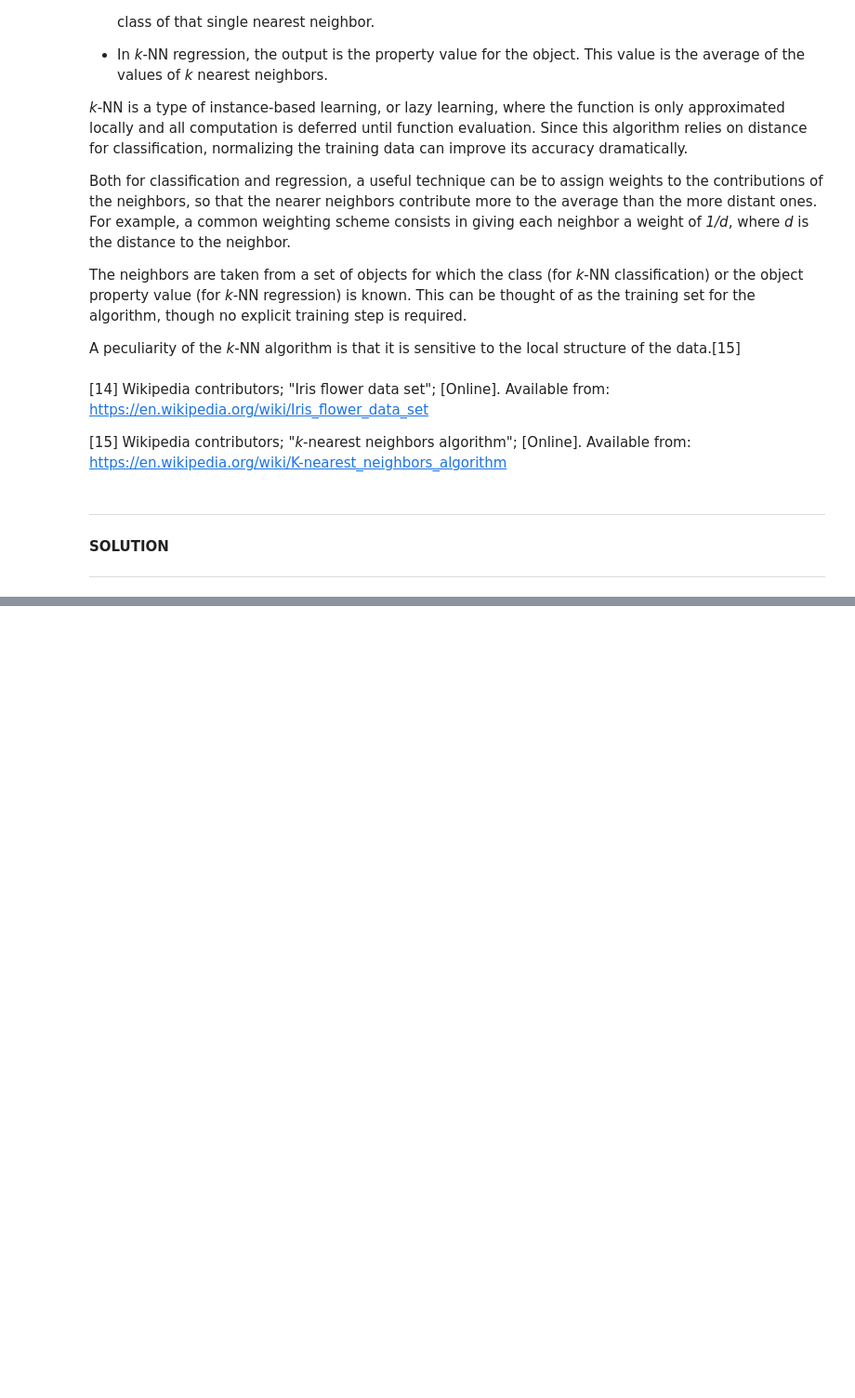
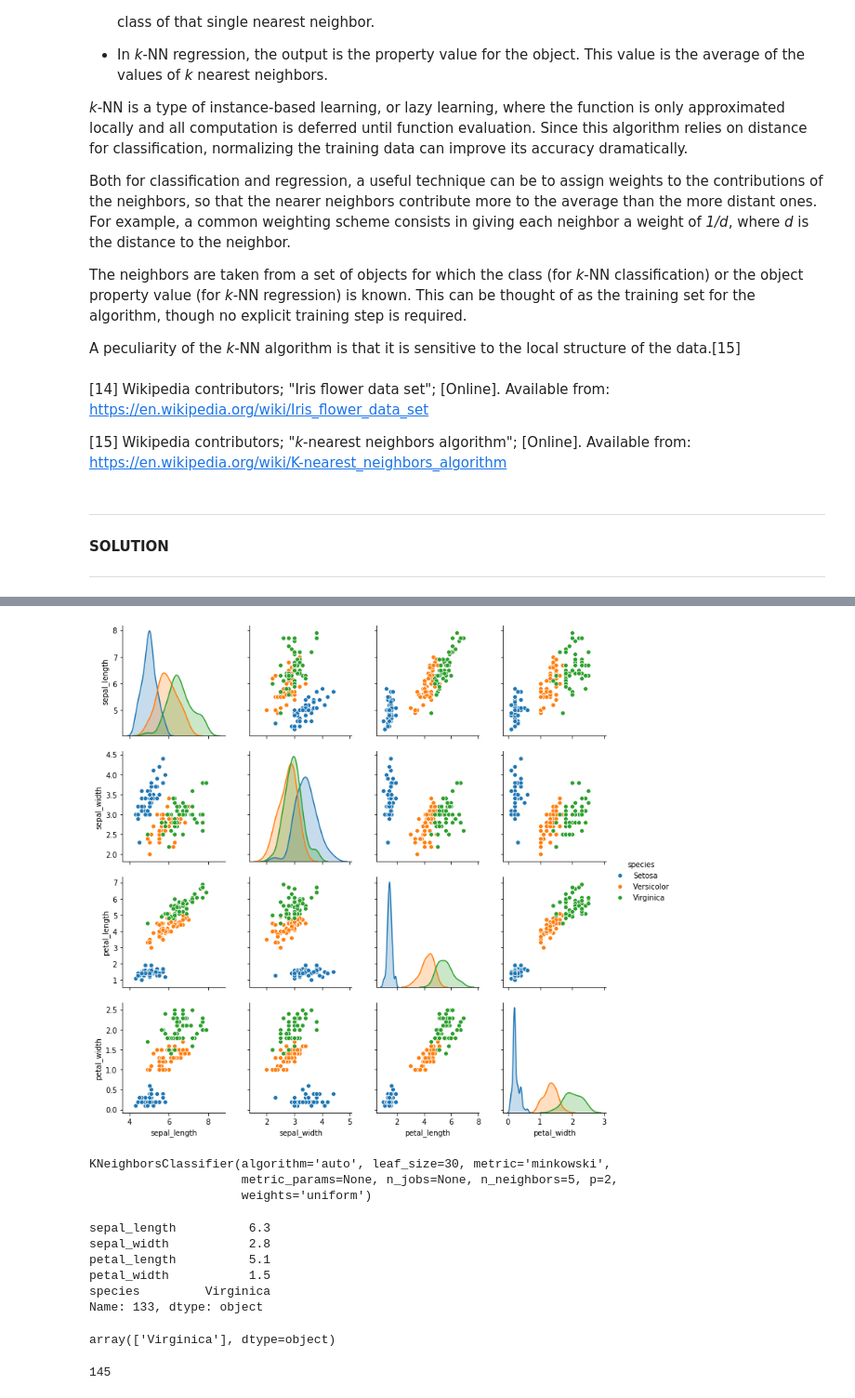
Before and after one commit to amacuga/mls-tasks-2020, a Jupyter notebook: Assessment.ipynb, the cells around one changed output, grey strips where cells are left out. Shown at 93% size. Saved outputs shown, nothing was run; the diff lists cells and outputs as text; code cells hidden in the pictures; blank space fills up the shorter version.

```diff
--- a/Assessment.ipynb
+++ b/Assessment.ipynb
@@ -564,0 +531,41 @@ dtype: float64
+# %%
+# Create a pairplot
+sns.pairplot(dataset, hue="species")
+plt.show()
+# %% [output]
+[figure, added]
+# %%
+# The inputs variable contains the first four columns of the dataset.
+# The outputs variable contains the last column of the dataset.
+inputs = dataset[['sepal_length', 'sepal_width', 'petal_length', 'petal_width']]
+outputs = dataset['species']
+
+# Set the value of the classifier.
+knn = nei.KNeighborsClassifier(n_neighbors=5)
+
+# Train the KNN algorithm.
+knn.fit(inputs, outputs)
+# %% [output]
+KNeighborsClassifier(algorithm='auto', leaf_size=30, metric='minkowski',
+                     metric_params=None, n_jobs=None, n_neighbors=5, p=2,
+                     weights='uniform')
+# %%
+# Show the attributes for location 133 in the dataset.
+dataset.loc[133]
+# %% [output]
+sepal_length          6.3
+sepal_width           2.8
+petal_length          5.1
+petal_width           1.5
+species         Virginica
+Name: 133, dtype: object
+# %%
+# Predict the species (use the data from previous cell).
+knn.predict([[6.3, 2.8, 5.1, 1.5]])
+# %% [output]
+array(['Virginica'], dtype=object)
+# %%
+# Evaluate
+(knn.predict(inputs) == outputs).sum()
+# %% [output]
+145
```
Also changed, not shown: parts of 9 cells of this notebook.
